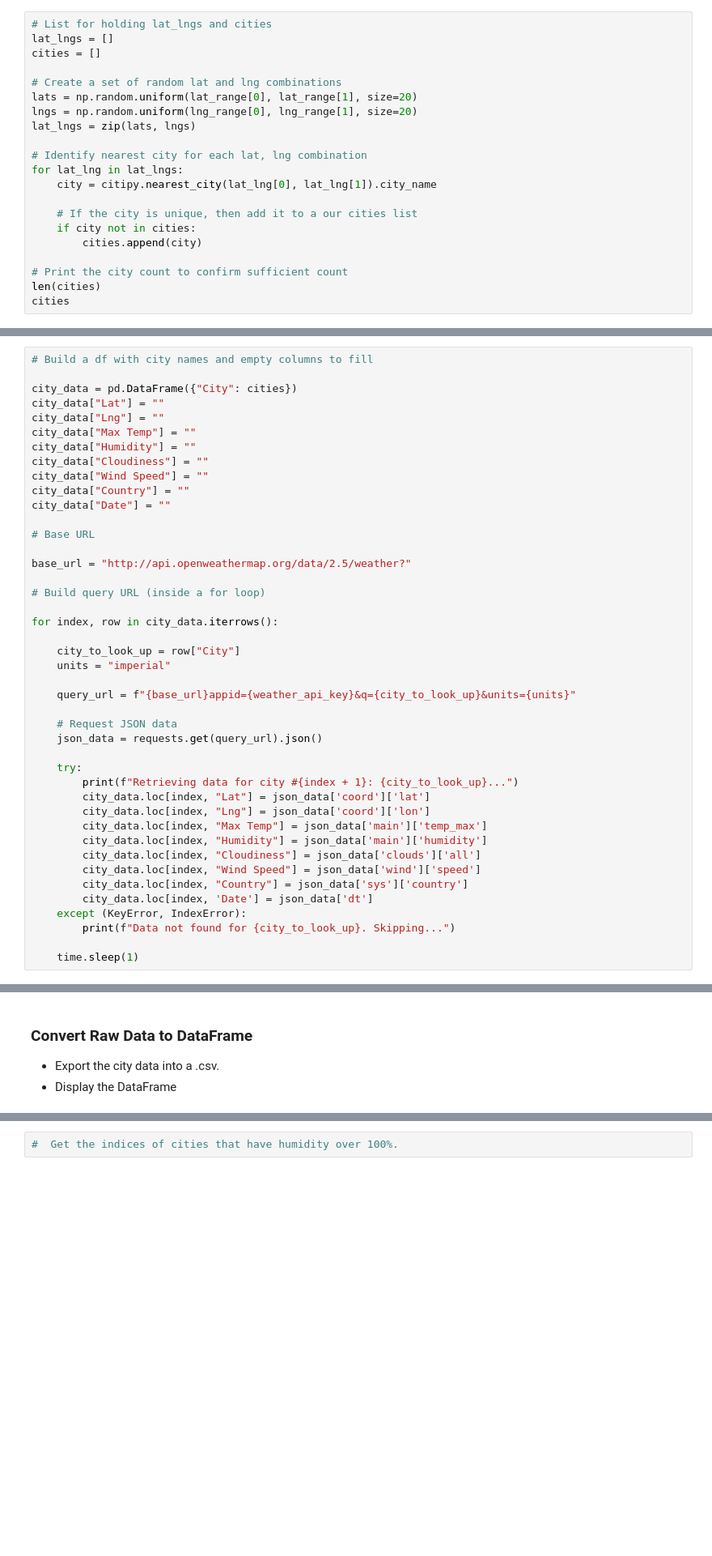
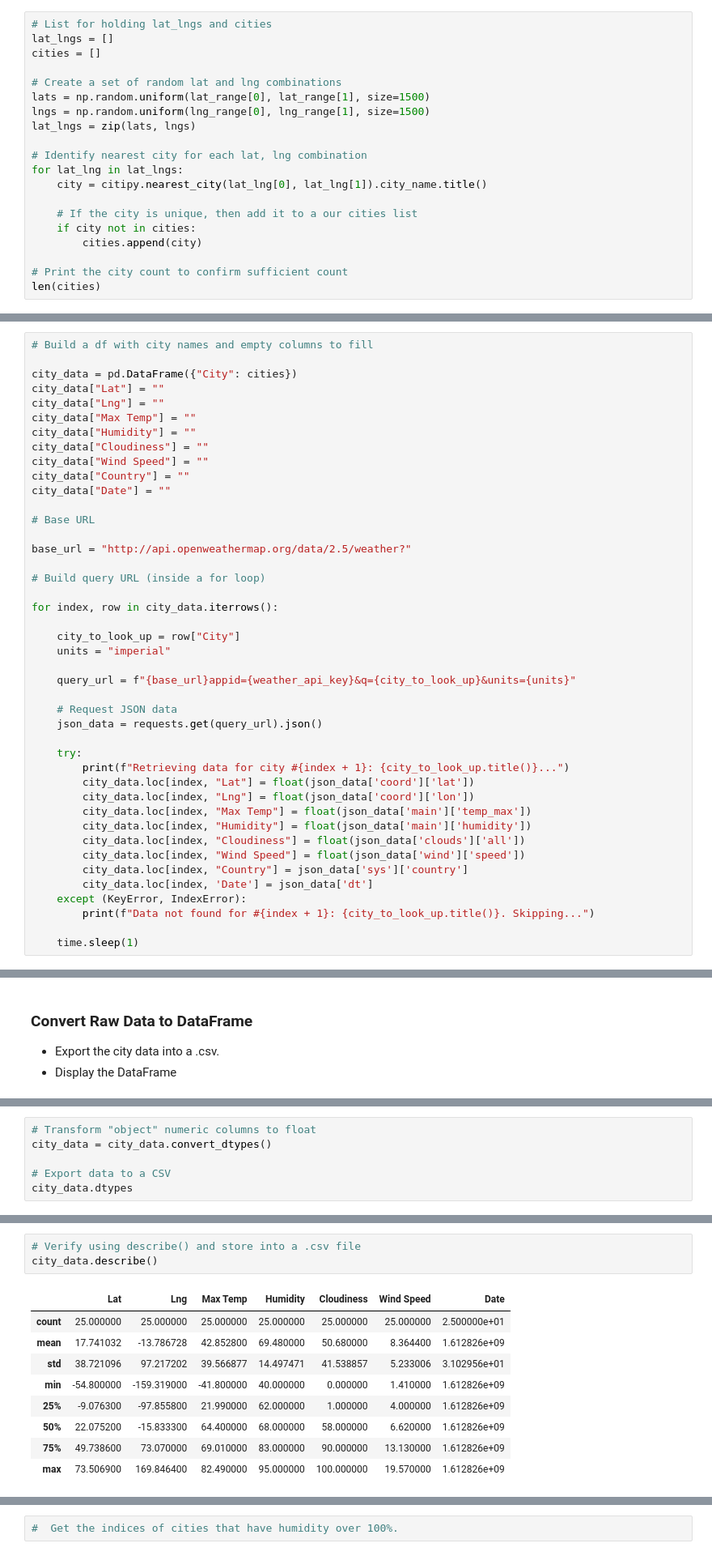
Before and after one commit to luchovzla/python-api-challenge, a Jupyter notebook: WeatherPy/WeatherPy.ipynb, the cells around one changed output, grey strips where cells are left out. Shown at 81% size. Saved outputs shown, nothing was run; the diff lists cells and outputs as text; blank space fills up the shorter version.

Commit message:
Working on city retrieval loop for 500 cities

```diff
--- a/WeatherPy/WeatherPy.ipynb
+++ b/WeatherPy/WeatherPy.ipynb
@@ -34,13 +34,13 @@ lat_lngs = []
 cities = []
 
 # Create a set of random lat and lng combinations
-lats = np.random.uniform(lat_range[0], lat_range[1], size=20)
-lngs = np.random.uniform(lng_range[0], lng_range[1], size=20)
+lats = np.random.uniform(lat_range[0], lat_range[1], size=1500)
+lngs = np.random.uniform(lng_range[0], lng_range[1], size=1500)
 lat_lngs = zip(lats, lngs)
 
 # Identify nearest city for each lat, lng combination
 for lat_lng in lat_lngs:
-    city = citipy.nearest_city(lat_lng[0], lat_lng[1]).city_name
+    city = citipy.nearest_city(lat_lng[0], lat_lng[1]).city_name.title()
 
     # If the city is unique, then add it to a our cities list
     if city not in cities:
@@ -48,5 +48,4 @@ for lat_lng in lat_lngs:
 
 # Print the city count to confirm sufficient count
 len(cities)
-cities
 # %% [output]
@@ -102,17 +84,17 @@ for index, row in city_data.iterrows():
     json_data = requests.get(query_url).json()
 
     try:
-        print(f"Retrieving data for city #{index + 1}: {city_to_look_up}...")
-        city_data.loc[index, "Lat"] = json_data['coord']['lat']
-        city_data.loc[index, "Lng"] = json_data['coord']['lon']
-        city_data.loc[index, "Max Temp"] = json_data['main']['temp_max']
-        city_data.loc[index, "Humidity"] = json_data['main']['humidity']
-        city_data.loc[index, "Cloudiness"] = json_data['clouds']['all']
-        city_data.loc[index, "Wind Speed"] = json_data['wind']['speed']
+        print(f"Retrieving data for city #{index + 1}: {city_to_look_up.title()}...")
+        city_data.loc[index, "Lat"] = float(json_data['coord']['lat'])
+        city_data.loc[index, "Lng"] = float(json_data['coord']['lon'])
+        city_data.loc[index, "Max Temp"] = float(json_data['main']['temp_max'])
+        city_data.loc[index, "Humidity"] = float(json_data['main']['humidity'])
+        city_data.loc[index, "Cloudiness"] = float(json_data['clouds']['all'])
+        city_data.loc[index, "Wind Speed"] = float(json_data['wind']['speed'])
         city_data.loc[index, "Country"] = json_data['sys']['country']
         city_data.loc[index, 'Date'] = json_data['dt']
     except (KeyError, IndexError):
-        print(f"Data not found for {city_to_look_up}. Skipping...")
+        print(f"Data not found for #{index + 1}: {city_to_look_up.title()}. Skipping...")
 
     time.sleep(1)
 # %% [output]
@@ -181,0 +139,6 @@ city_data
+# %%
+# Transform "object" numeric columns to float
+city_data = city_data.convert_dtypes()
+
+# Export data to a CSV
+city_data.dtypes
@@ -182,3 +156,16 @@ city_data
+# %%
+# Verify using describe() and store into a .csv file
+city_data.describe()
+# %% [output]
+|  | Lat | Lng | Max Temp | Humidity | Cloudiness | Wind Speed | Date |
+| count | 25.000000 | 25.000000 | 25.000000 | 25.000000 | 25.000000 | 25.000000 | 2.500000e+01 |
+| mean | 17.741032 | -13.786728 | 42.852800 | 69.480000 | 50.680000 | 8.364400 | 1.612826e+09 |
+| std | 38.721096 | 97.217202 | 39.566877 | 14.497471 | 41.538857 | 5.233006 | 3.102956e+01 |
+| min | -54.800000 | -159.319000 | -41.800000 | 40.000000 | 0.000000 | 1.410000 | 1.612826e+09 |
+| 25% | -9.076300 | -97.855800 | 21.990000 | 62.000000 | 1.000000 | 4.000000 | 1.612826e+09 |
+| 50% | 22.075200 | -15.833300 | 64.400000 | 68.000000 | 58.000000 | 6.620000 | 1.612826e+09 |
+| 75% | 49.738600 | 73.070000 | 69.010000 | 83.000000 | 90.000000 | 13.130000 | 1.612826e+09 |
+| max | 73.506900 | 169.846400 | 82.490000 | 95.000000 | 100.000000 | 19.570000 | 1.612826e+09 |
 # %% [markdown]
 ## Inspect the data and remove the cities where the humidity > 100%.
 ----
```
Also changed, not shown: parts of 7 cells of this notebook, 1 other file.
